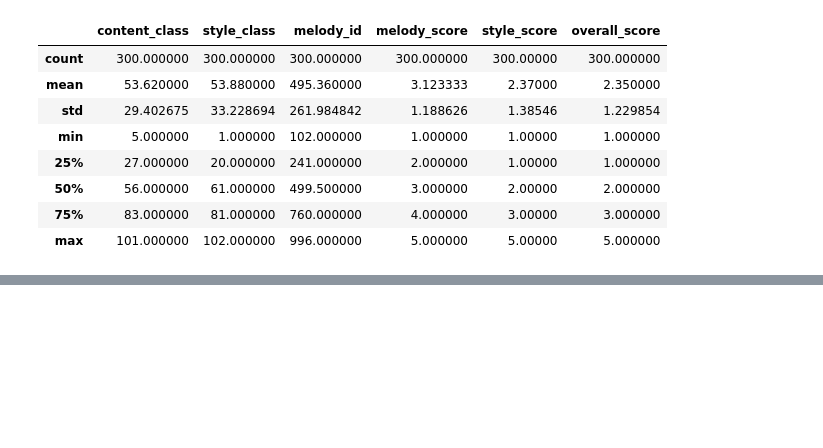
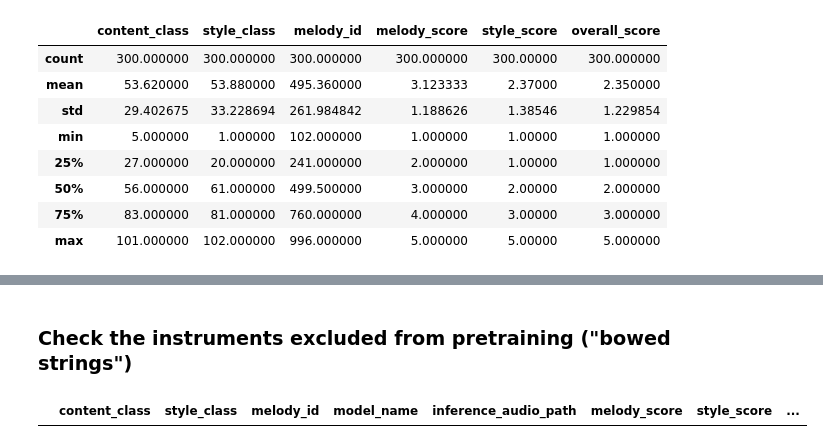
Before and after one commit to wojtekk23/ss-vq-vae, a Jupyter notebook: experiments/MOS Calculation.ipynb, the cells around one changed output, grey strips where cells are left out. Drawn from its saved outputs; the diff is of its cells as text; code cells hidden in the pictures; blank space fills up the shorter version.

```diff
--- a/experiments/MOS Calculation.ipynb
+++ b/experiments/MOS Calculation.ipynb
@@ -298,3 +298,9 @@ combined_mos.groupby('model_name').mean()
 | model-original-finetuned-style-pr... | 53.62 | 53.88 | 495.36 | 4.10 | 4.36 | 4.06 |
 | model-original-frozen-style-pretr... | 53.62 | 53.88 | 495.36 | 1.72 | 1.96 | 1.58 |
 | model-original-no-style-pretraini... | 53.62 | 53.88 | 495.36 | 3.26 | 3.20 | 3.00 |
+# %% [markdown]
+### Check the instruments excluded from pretraining ("bowed strings")
+# %%
+combined_mos[(combined_mos['style_class'] >= 41) & (combined_mos['style_class'] <= 48)]
+# %% [output]
+|  | content_class | style_class | melody_id | model_name | inference_audio_path | melody_score | style_score | ... |
```
Also changed, not shown: parts of 1 cell of this notebook.
